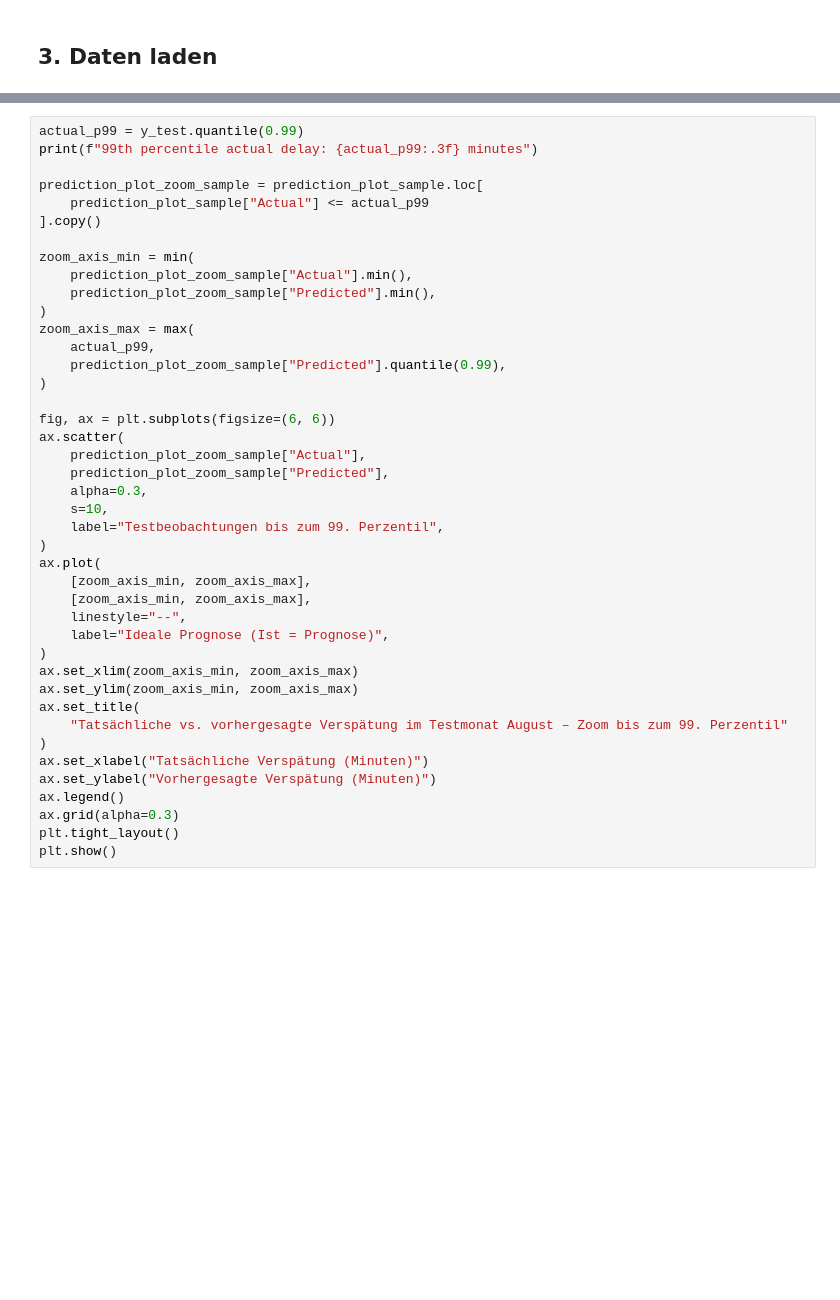
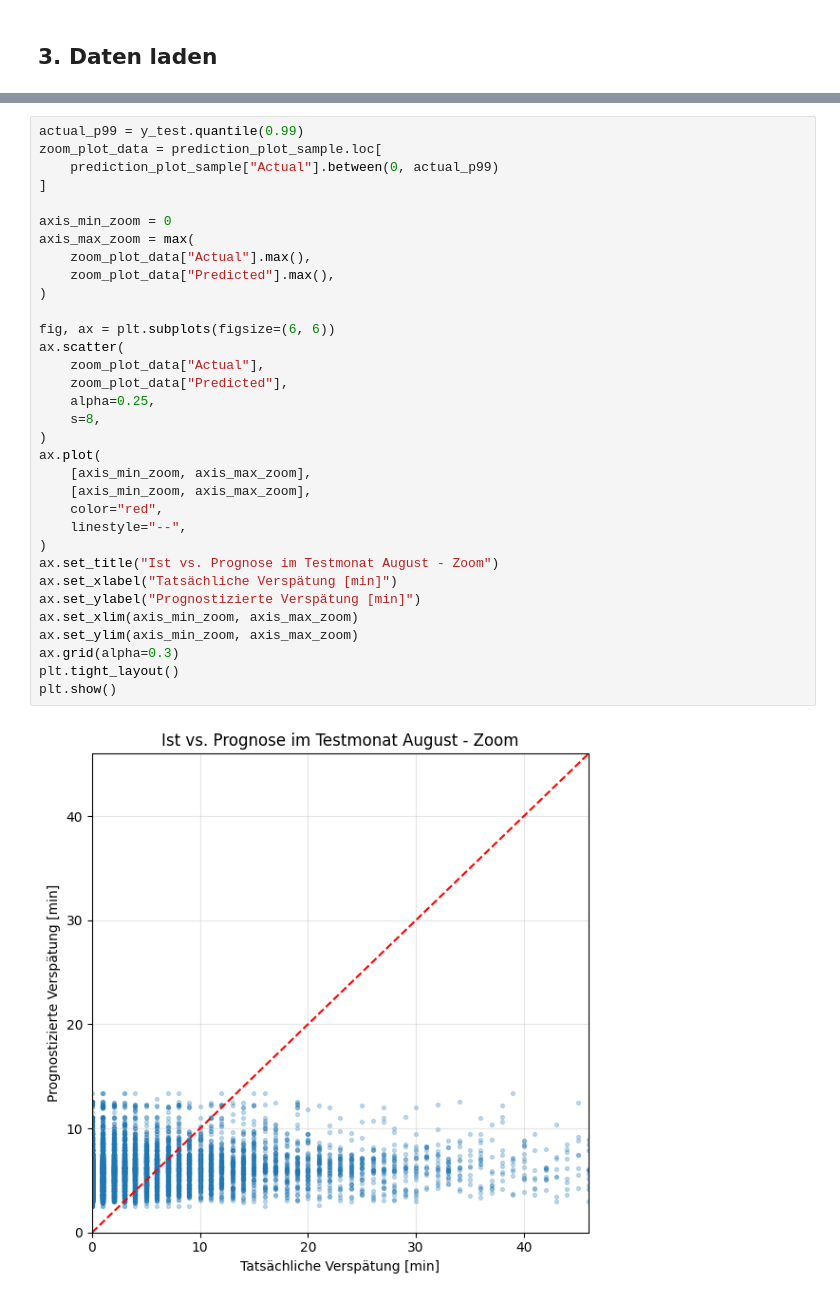
Before and after one commit to LeblL/LukasLeblBA, a Jupyter notebook: notebooks/modeling/03_final_evaluation.ipynb, the cells around one changed output, grey strips where cells are left out. Cells and saved outputs as stored; diff of their text form; blank space fills up the shorter version.

```diff
--- a/notebooks/modeling/03_final_evaluation.ipynb
+++ b/notebooks/modeling/03_final_evaluation.ipynb
@@ -369,42 +418,35 @@ Die zweite Darstellung begrenzt ausschließlich den sichtbaren Wertebereich auf
 # %%
 actual_p99 = y_test.quantile(0.99)
-print(f"99th percentile actual delay: {actual_p99:.3f} minutes")
+zoom_plot_data = prediction_plot_sample.loc[
+    prediction_plot_sample["Actual"].between(0, actual_p99)
+]
 
-prediction_plot_zoom_sample = prediction_plot_sample.loc[
-    prediction_plot_sample["Actual"] <= actual_p99
-].copy()
-
-zoom_axis_min = min(
-    prediction_plot_zoom_sample["Actual"].min(),
-    prediction_plot_zoom_sample["Predicted"].min(),
-)
-zoom_axis_max = max(
-    actual_p99,
-    prediction_plot_zoom_sample["Predicted"].quantile(0.99),
+axis_min_zoom = 0
+axis_max_zoom = max(
+    zoom_plot_data["Actual"].max(),
+    zoom_plot_data["Predicted"].max(),
 )
 
 fig, ax = plt.subplots(figsize=(6, 6))
 ax.scatter(
-    prediction_plot_zoom_sample["Actual"],
-    prediction_plot_zoom_sample["Predicted"],
-    alpha=0.3,
-    s=10,
-    label="Testbeobachtungen bis zum 99. Perzentil",
+    zoom_plot_data["Actual"],
+    zoom_plot_data["Predicted"],
+    alpha=0.25,
+    s=8,
 )
 ax.plot(
-    [zoom_axis_min, zoom_axis_max],
-    [zoom_axis_min, zoom_axis_max],
+    [axis_min_zoom, axis_max_zoom],
+    [axis_min_zoom, axis_max_zoom],
+    color="red",
     linestyle="--",
-    label="Ideale Prognose (Ist = Prognose)",
 )
-ax.set_xlim(zoom_axis_min, zoom_axis_max)
-ax.set_ylim(zoom_axis_min, zoom_axis_max)
-ax.set_title(
-    "Tatsächliche vs. vorhergesagte Verspätung im Testmonat August – Zoom bis zum 99. Perzentil"
-)
-ax.set_xlabel("Tatsächliche Verspätung (Minuten)")
-ax.set_ylabel("Vorhergesagte Verspätung (Minuten)")
-ax.legend()
+ax.set_title("Ist vs. Prognose im Testmonat August - Zoom")
+ax.set_xlabel("Tatsächliche Verspätung [min]")
+ax.set_ylabel("Prognostizierte Verspätung [min]")
+ax.set_xlim(axis_min_zoom, axis_max_zoom)
+ax.set_ylim(axis_min_zoom, axis_max_zoom)
 ax.grid(alpha=0.3)
 plt.tight_layout()
 plt.show()
+# %% [output]
+[figure, added]
```
Also changed, not shown: parts of 34 cells of this notebook.
